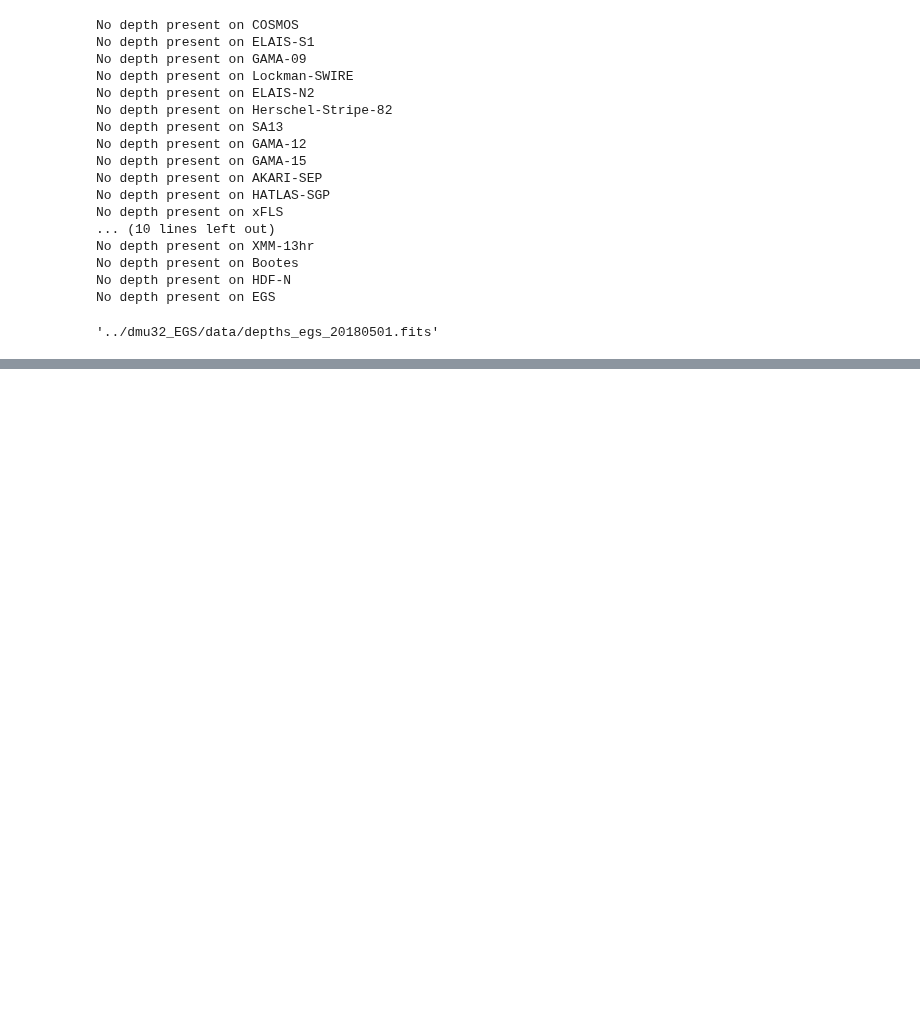
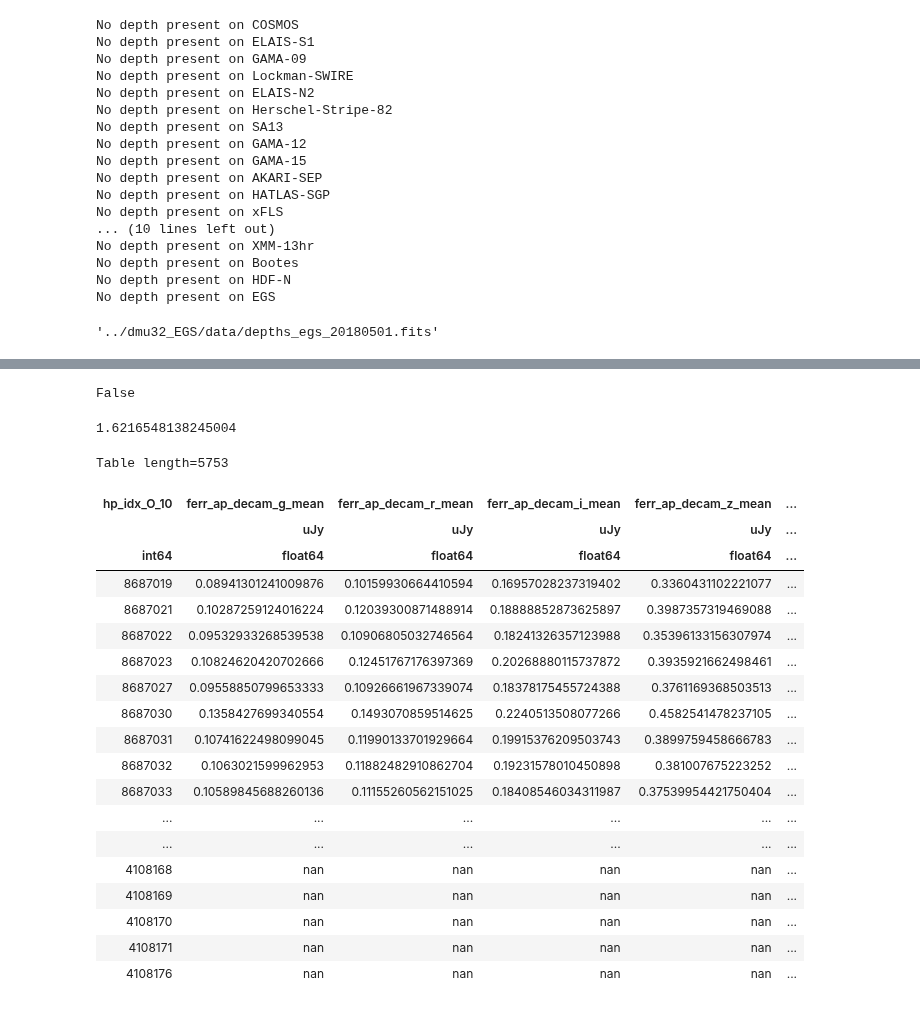
Before and after one commit to H-E-L-P/dmu_products, a Jupyter notebook: dmu32/dmu32_AllSky/3_Depth_maps_summaries.ipynb, the cells around one changed output, grey strips where cells are left out. Cells and saved outputs as stored; diff of their text form; code cells hidden in the pictures; blank space fills up the shorter version.

```diff
--- a/dmu32/dmu32_AllSky/3_Depth_maps_summaries.ipynb
+++ b/dmu32/dmu32_AllSky/3_Depth_maps_summaries.ipynb
@@ -90,0 +97,4 @@ depths.write('dr1_depth_overviews.csv')
+# %%
+not True
+# %% [output]
+False
@@ -90,0 +113,27 @@ depths.write('dr1_depth_overviews.csv')
+# %%
+0.14499704199338645/0.08941301241009876
+# %% [output]
+1.6216548138245004
+# %%
+full_depth.filled()
+# %% [output]
+Table length=5753
+| hp_idx_O_10 | ferr_ap_decam_g_mean | ferr_ap_decam_r_mean | ferr_ap_decam_i_mean | ferr_ap_decam_z_mean | ... |
+|  | uJy | uJy | uJy | uJy | ... |
+| int64 | float64 | float64 | float64 | float64 | ... |
+| 8687019 | 0.08941301241009876 | 0.10159930664410594 | 0.16957028237319402 | 0.3360431102221077 | ... |
+| 8687021 | 0.10287259124016224 | 0.12039300871488914 | 0.18888852873625897 | 0.3987357319469088 | ... |
+| 8687022 | 0.09532933268539538 | 0.10906805032746564 | 0.18241326357123988 | 0.35396133156307974 | ... |
+| 8687023 | 0.10824620420702666 | 0.12451767176397369 | 0.20268880115737872 | 0.3935921662498461 | ... |
+| 8687027 | 0.09558850799653333 | 0.10926661967339074 | 0.18378175455724388 | 0.3761169368503513 | ... |
+| 8687030 | 0.1358427699340554 | 0.1493070859514625 | 0.2240513508077266 | 0.4582541478237105 | ... |
+| 8687031 | 0.10741622498099045 | 0.11990133701929664 | 0.19915376209503743 | 0.3899759458666783 | ... |
+| 8687032 | 0.1063021599962953 | 0.11882482910862704 | 0.19231578010450898 | 0.381007675223252 | ... |
+| 8687033 | 0.10589845688260136 | 0.11155260562151025 | 0.18408546034311987 | 0.37539954421750404 | ... |
+| ... | ... | ... | ... | ... | ... |
+| ... | ... | ... | ... | ... | ... |
+| 4108168 | nan | nan | nan | nan | ... |
+| 4108169 | nan | nan | nan | nan | ... |
+| 4108170 | nan | nan | nan | nan | ... |
+| 4108171 | nan | nan | nan | nan | ... |
+| 4108176 | nan | nan | nan | nan | ... |
```
Also changed, not shown: parts of 7 cells of this notebook, 3 other files.
